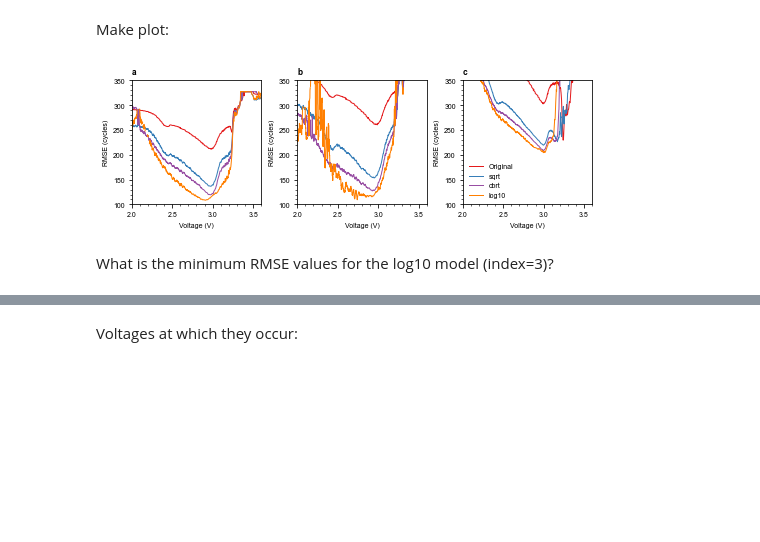
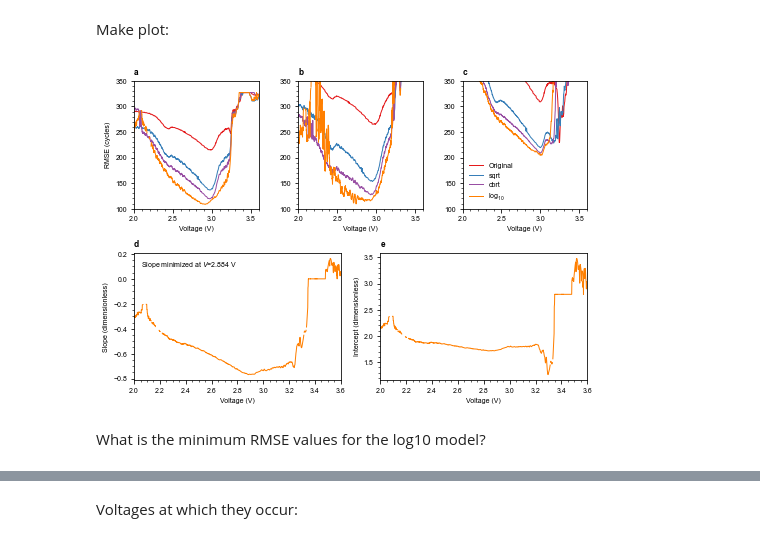
Before and after one commit to petermattia/revisit-severson-et-al, a Jupyter notebook: revisit-severson-et-al.ipynb, the cells around one changed output, grey strips where cells are left out. Drawn from its saved outputs; the diff is of its cells as text; code cells hidden in the pictures; blank space fills up the shorter version.

Commit message:
Updates
Add lots more subfigures, additional explanatory figures, etc

```diff
--- a/revisit-severson-et-al.ipynb
+++ b/revisit-severson-et-al.ipynb
@@ -378,7 +395,7 @@ transforms = {
               'Original': lambda x: x,
               'sqrt':     lambda x: np.sqrt(np.abs(x)),
               'cbrt':     lambda x: np.cbrt(x),
-              'log10':    lambda x: np.log10(np.abs(x)),
+              r'log$_{10}$':    lambda x: np.log10(np.abs(x)),
              }
 # %% [markdown]
 Compute $ \Delta Q_{100-10}(V) $:
@@ -504,0 +646,4 @@ RMSE_test2[0, 3] = np.nan
+# %%
+train_min_idx = np.unravel_index(np.nanargmin(RMSE_train), RMSE_train.shape)
+lower_percentile_train, upper_percentile_train = percentiles[train_min_idx[0]], percentiles[train_min_idx[1]]
+lower_percentile_train, upper_percentile_train
@@ -547,7 +753,6 @@ Loop through all summary statistic features and transforms to train the model an
 RMSE_train = np.zeros((len(functions), len(transforms)))
 RMSE_test1 = np.zeros((len(functions), len(transforms)))
 RMSE_test2 = np.zeros((len(functions), len(transforms)))
-skews = np.zeros((len(functions), len(transforms)))
 
 # Preinitialize
 do_raw_features_have_consistently_signed_values = {}
@@ -592,8 +797,7 @@ for k, func in enumerate(functions):
         RMSE_test2[k, k2] = mean_squared_error(cycle_lives_test2, y_test2_pred, squared=False)
 
         # Print stats
-        skews[k, k2] = skew(X_train)
-        print(f'{trans}: Skew(train) = {skews[k, k2]:0.3f}, RMSE(train) = {RMSE_train[k, k2]:0.3f}')
+        print(f'{trans}: RMSE(train) = {RMSE_train[k, k2]:0.3f}')
 
     print()
 # %% [output]
@@ -690,7 +867,6 @@ Loop through all summary statistic features and transforms to train the model an
 RMSE_train = np.zeros((len(functions), len(transforms)))
 RMSE_test1 = np.zeros((len(functions), len(transforms)))
 RMSE_test2 = np.zeros((len(functions), len(transforms)))
-skews = np.zeros((len(functions), len(transforms)))
 
 # Preinitialize
 do_raw_features_have_consistently_signed_values = {}
@@ -730,13 +906,11 @@ for k, func in enumerate(functions):
         y_test1_pred = enet.predict(X_test1_scaled)
         y_test2_pred = enet.predict(X_test2_scaled)
 
-        RMSE_train[k, k2] = mean_squared_error(np.power(10, y_train), np.power(10, y_train_pred), squared=False)
-        RMSE_test1[k, k2] = mean_squared_error(np.power(10, y_test1_mod), np.power(10, y_test1_pred), squared=False)
-        RMSE_test2[k, k2] = mean_squared_error(np.power(10, y_test2), np.power(10, y_test2_pred), squared=False)
+        # Evaluate error
+        RMSE_train[k, k2], RMSE_test1[k, k2], RMSE_test2[k, k2] = get_RMSE_for_all_datasets(y_train_pred, y_test1_pred, y_test2_pred)
 
         # Print stats
-        skews[k, k2] = skew(X_train)
-        print(f'{trans}: Skew(train) = {skews[k, k2]:0.3f}, RMSE(train) = {RMSE_train[k, k2]:0.3f}')
+        print(f'{trans}: RMSE(train) = {RMSE_train[k, k2]:0.3f}')
 
     print()
 # %% [output]
@@ -875,29 +1029,55 @@ Make plot:
 # %%
 transform_colors = cm.get_cmap('Set1')([0, 1, 3, 4])[:,:3]
 
-fig, ax = plt.subplots(figsize=(fig_width_2col, fig_height), nrows=1, ncols=3)
-ax = ax.ravel()
+fig = plt.figure(figsize=(fig_width_2col, fig_height * 2),
+                  constrained_layout=True)
+gs = fig.add_gridspec(2, 6)
+ax = []
+
+ax.append(fig.add_subplot(gs[0, 0:2]))
+ax.append(fig.add_subplot(gs[0, 2:4]))
+ax.append(fig.add_subplot(gs[0, 4:6]))
+ax.append(fig.add_subplot(gs[1, :3]))
+ax.append(fig.add_subplot(gs[1, 3:]))
 
 for k in range(len(transforms)):
     ax[0].plot(Vdlin, RMSE_train[:,k], color=transform_colors[k])
     ax[1].plot(Vdlin, RMSE_test1[:,k], color=transform_colors[k])
     ax[2].plot(Vdlin, RMSE_test2[:,k], color=transform_colors[k])
 
+    if k == 3:
+        ax[3].plot(Vdlin, slopes[:,k], color=transform_colors[k])
+        ax[4].plot(Vdlin, intercepts[:,k], color=transform_colors[k])
+
 for k in np.arange(3):
-    ax[k].set_title(chr(97+k), loc='left', weight='bold')
+    ax[k].set_title(chr(97 +  k), loc='left', weight='bold')
     ax[k].set_xlim([2, 3.6])
     ax[k].set_ylim([100, 350])
     ax[k].set_xlabel('Voltage (V)')
-    ax[k].set_ylabel('RMSE (cycles)')
 
-ax[2].legend(transforms_list)
+for k in np.arange(2):
+    ax[k + 3].set_xlim([2, 3.6])
+    ax[k + 3].set_xlabel('Voltage (V)')
+    ax[k + 3].set_title(chr(100 + k), loc='left', weight='bold')
+
+ax[0].set_ylabel('RMSE (cycles)')
+ax[3].set_ylabel('Slope (dimensionless)')
+ax[4].set_ylabel('Intercept (dimensionless)')
+ax[2].legend(list(transforms.keys()))
+
+voltage_of_min_slope = Vdlin[np.nanargmin(slopes[:, 3])]
+
+ax[3].text(2.05, 0.1,
+           r'Slope minimized at $V$' + f'={voltage_of_min_slope:.3f}' + ' V', color='k', ha='left')
+#ax[3].set_ylim([-10, 10])
+#ax[4].set_ylim([1, 3.6])
 
 plt.tight_layout()
-plt.savefig(figpath / 'fig6_single_point_prediction.eps', format='eps')
+plt.savefig(figpath / 'fig7_single_point_prediction.eps', format='eps')
 # %% [output]
-[figure, old version]
+[figure, new version]
 # %% [markdown]
-What is the minimum RMSE values for the log10 model (index=3)?
+What is the minimum RMSE values for the log10 model?
 # %%
 np.nanmin(RMSE_train[:,3]), np.nanmin(RMSE_test1[:,3]), np.nanmin(RMSE_test2[:,3])
 # %% [output]
```
Also changed, not shown: parts of 61 cells of this notebook, 9 other files.
